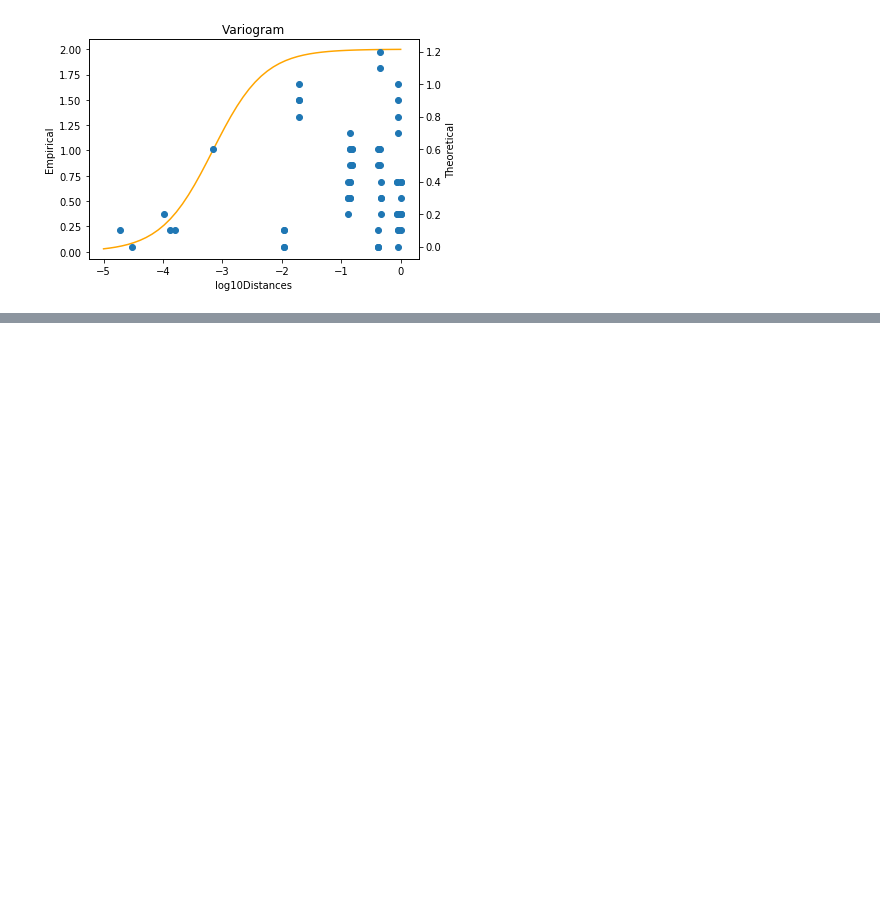
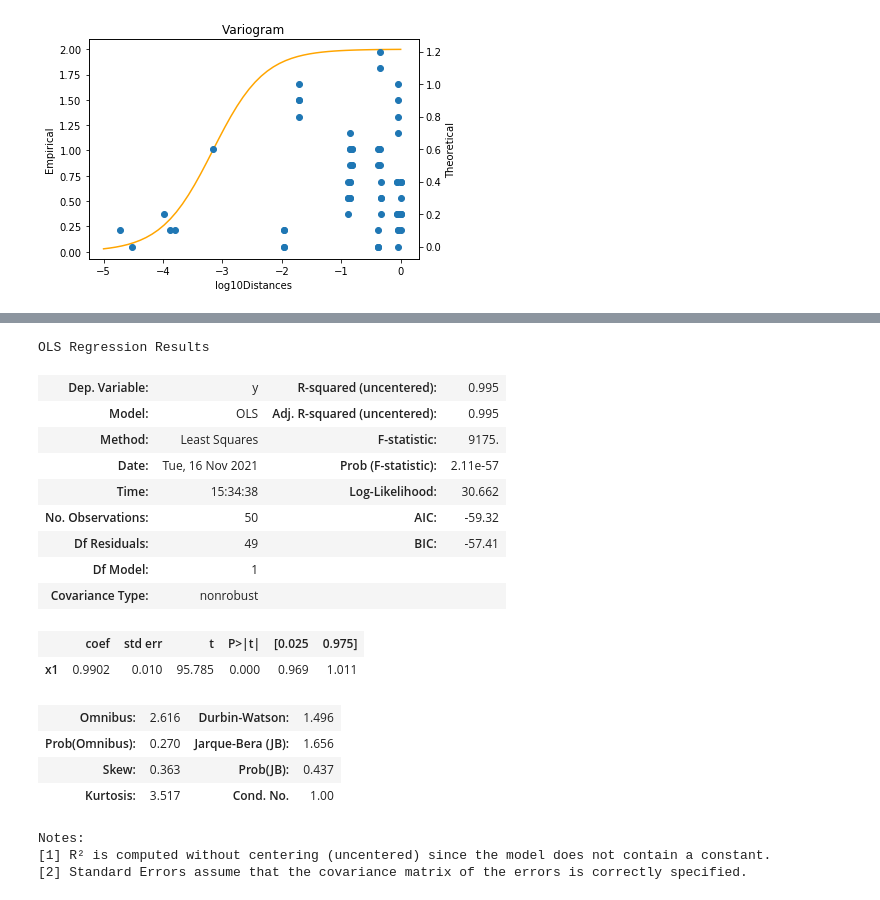
Before and after one commit to NathanWycoff/spatial, a Jupyter notebook: spatial_workshop.ipynb, the cells around one changed output, grey strips where cells are left out. Saved outputs shown, nothing was run; the diff lists cells and outputs as text; code cells hidden in the pictures; blank space fills up the shorter version.

```diff
--- a/spatial_workshop.ipynb
+++ b/spatial_workshop.ipynb
@@ -407,0 +450,24 @@ plt.tight_layout()
+# %%
+fit = sm.OLS(y, x)
+results = fit.fit()
+results.summary()
+# %% [output]
+OLS Regression Results
+| Dep. Variable: | y | R-squared (uncentered): | 0.995 |
+| Model: | OLS | Adj. R-squared (uncentered): | 0.995 |
+| Method: | Least Squares | F-statistic: | 9175. |
+| Date: | Tue, 16 Nov 2021 | Prob (F-statistic): | 2.11e-57 |
+| Time: | 15:34:38 | Log-Likelihood: | 30.662 |
+| No. Observations: | 50 | AIC: | -59.32 |
+| Df Residuals: | 49 | BIC: | -57.41 |
+| Df Model: | 1 |  |  |
+| Covariance Type: | nonrobust |  |  |
+|  | coef | std err | t | P>|t| | [0.025 | 0.975] |
+| x1 | 0.9902 | 0.010 | 95.785 | 0.000 | 0.969 | 1.011 |
+| Omnibus: | 2.616 | Durbin-Watson: | 1.496 |
+| Prob(Omnibus): | 0.270 | Jarque-Bera (JB): | 1.656 |
+| Skew: | 0.363 | Prob(JB): | 0.437 |
+| Kurtosis: | 3.517 | Cond. No. | 1.00 |
+Notes:
+[1] R² is computed without centering (uncentered) since the model does not contain a constant.
+[2] Standard Errors assume that the covariance matrix of the errors is correctly specified.
```
Also changed, not shown: parts of 3 cells of this notebook.
